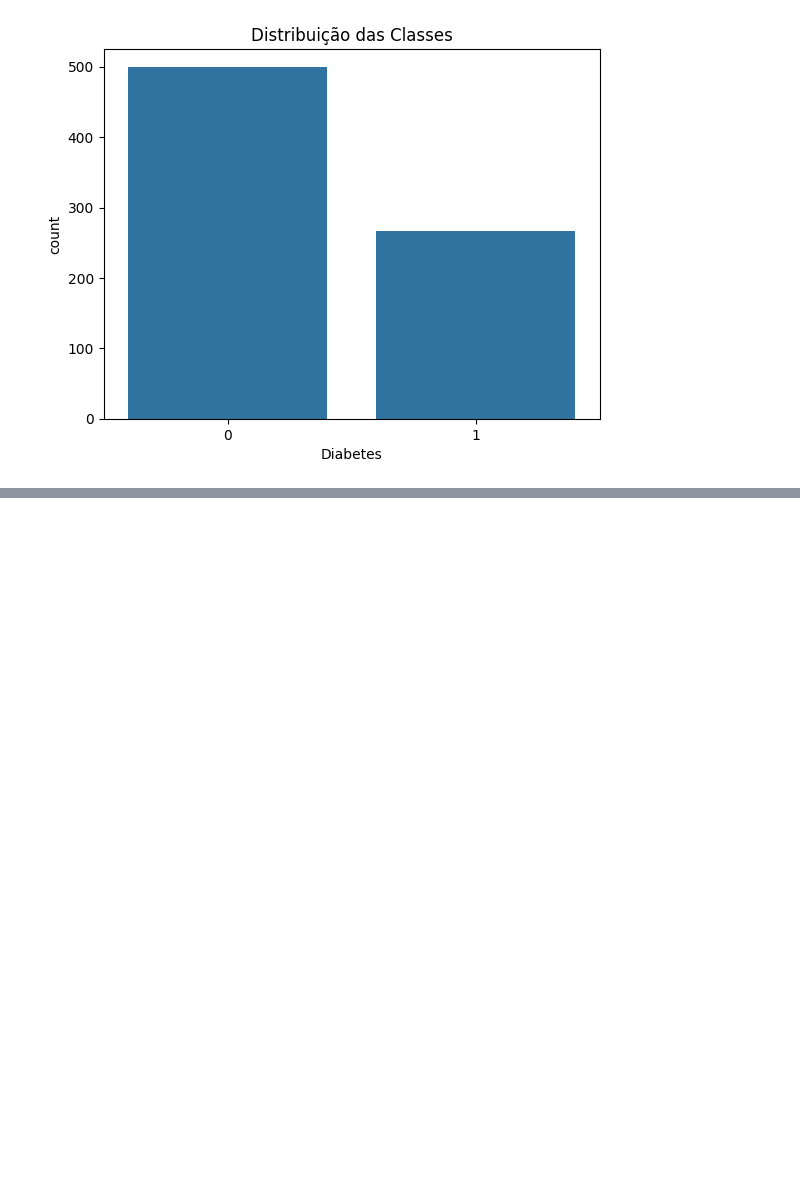
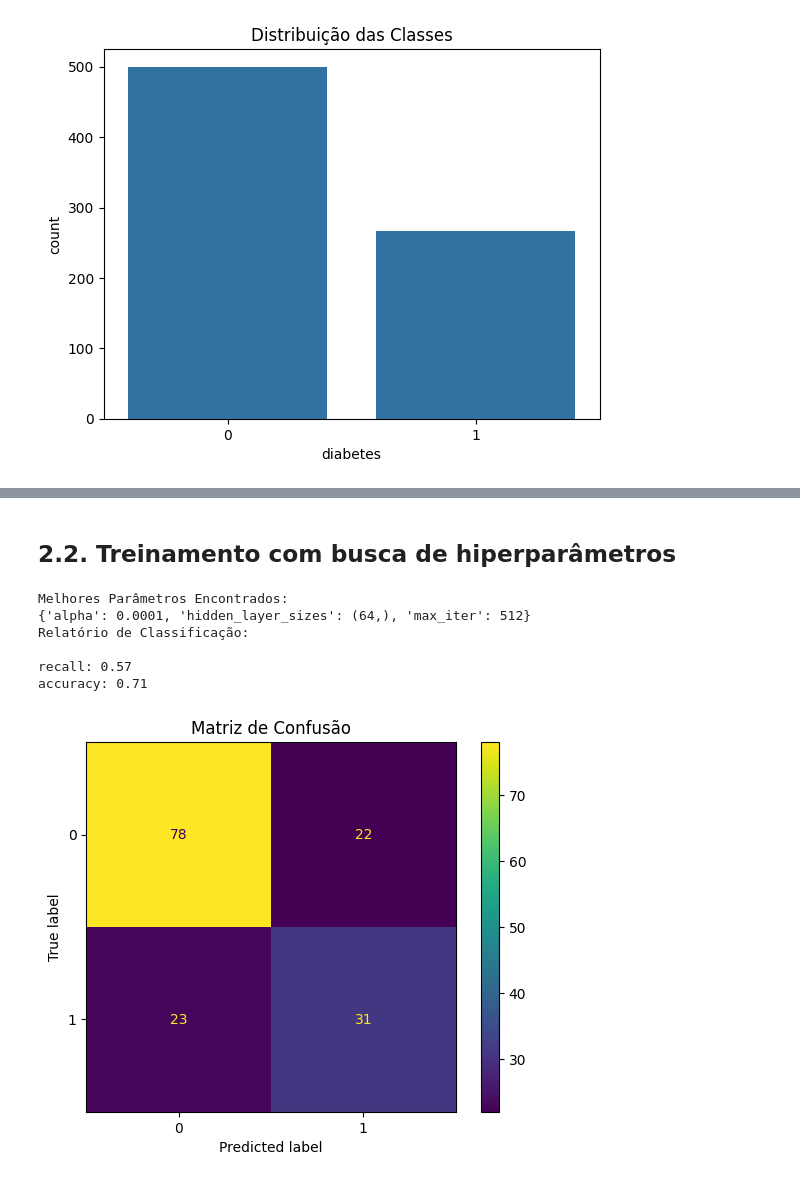
Before and after one commit to patrickpiresdev/data_science_uerj, a Jupyter notebook: redes_neurais/MLP.ipynb, the cells around one changed output, grey strips where cells are left out. Saved outputs shown, nothing was run; the diff lists cells and outputs as text; code cells hidden in the pictures; blank space fills up the shorter version.

```diff
--- a/redes_neurais/MLP.ipynb
+++ b/redes_neurais/MLP.ipynb
@@ -52,0 +132,35 @@ plt.show()
+# %% [markdown]
+## 2.2. Treinamento com busca de hiperparâmetros
+# %%
+param_grid = {
+    'hidden_layer_sizes': [(16,), (64,), (128,), (64, 64), (128, 64), (128, 128)],
+    'alpha': [0.0001, 0.001],
+    'max_iter': [512, 1024]
+}
+
+scorer = make_scorer(recall_score, pos_label=1)
+
+grid = GridSearchCV(
+    MLPClassifier(random_state=42),
+    param_grid,
+    cv=5,
+    scoring=scorer,
+    verbose=0,
+    n_jobs=-1
+)
+
+grid.fit(X_train, y_train)
+y_pred = grid.predict(X_test)
+
+print("\nMelhores Parâmetros Encontrados:")
+print(grid.best_params_)
+
+report(grid.best_estimator_, X_test, y_test, y_pred)
+# %% [output]
+Melhores Parâmetros Encontrados:
+{'alpha': 0.0001, 'hidden_layer_sizes': (64,), 'max_iter': 512}
+Relatório de Classificação:
+
+recall: 0.57
+accuracy: 0.71
+[figure, added]
```
Also changed, not shown: parts of 39 cells of this notebook, 1 other file.
